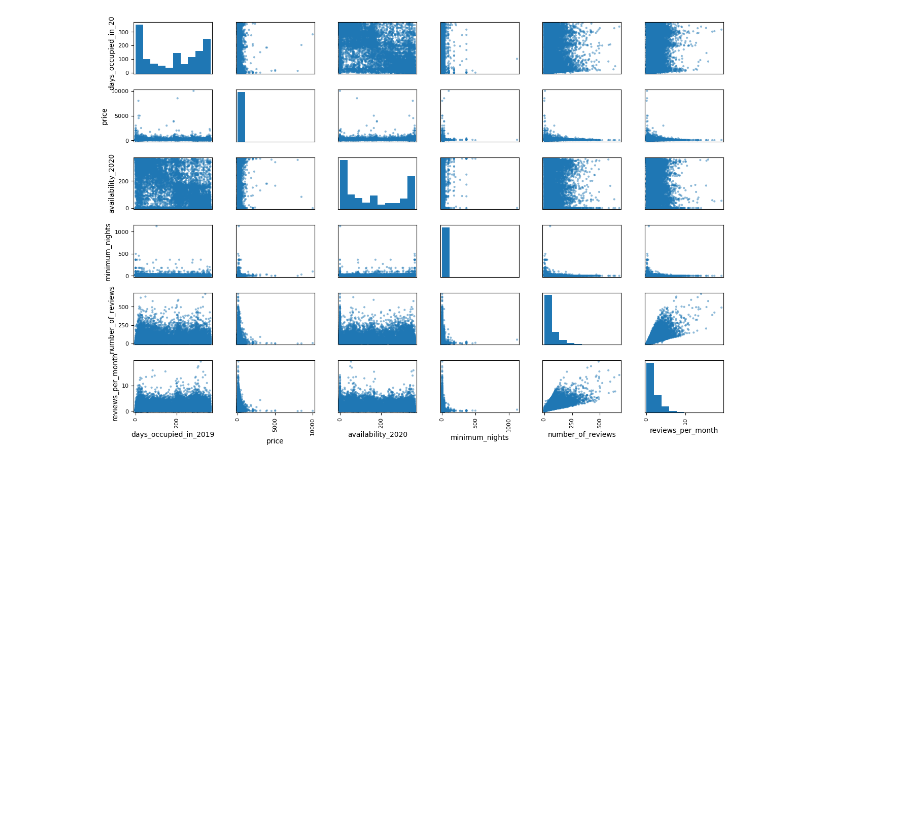
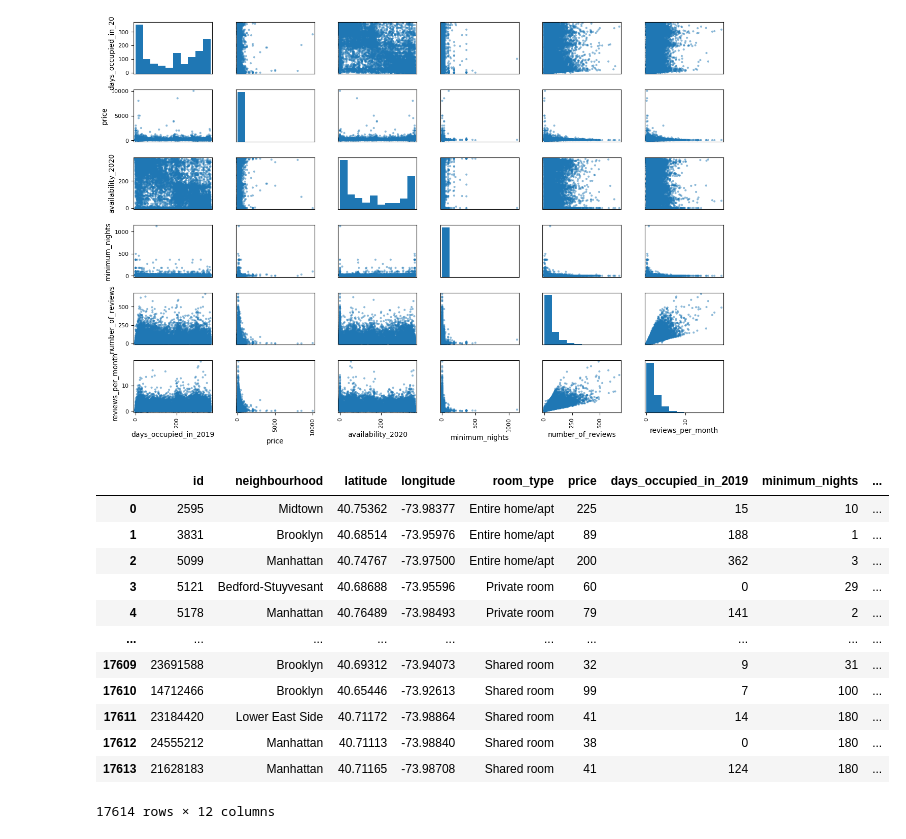
Before and after one commit to Lidorfel/NY_Realstate_Classifications_Prediction, a Jupyter notebook: ProjectEDA.ipynb, the cells around one changed output. Drawn from its saved outputs; the diff is of its cells as text; code cells hidden in the pictures; blank space fills up the shorter version.

```diff
--- a/ProjectEDA.ipynb
+++ b/ProjectEDA.ipynb
@@ -136,3 +146,21 @@ plt.subplots_adjust(wspace=0.3, hspace=0.3)
 plt.show()
 # %% [output]
 [figure]
+# %%
+new_df = df.drop(["F1","id","neighbourhood"], axis = 1)
+# correlation_matrix = df.corr()
+new_df
+# %% [output]
+|  | id | neighbourhood | latitude | longitude | room_type | price | days_occupied_in_2019 | minimum_nights | ... |
+| 0 | 2595 | Midtown | 40.75362 | -73.98377 | Entire home/apt | 225 | 15 | 10 | ... |
+| 1 | 3831 | Brooklyn | 40.68514 | -73.95976 | Entire home/apt | 89 | 188 | 1 | ... |
+| 2 | 5099 | Manhattan | 40.74767 | -73.97500 | Entire home/apt | 200 | 362 | 3 | ... |
+| 3 | 5121 | Bedford-Stuyvesant | 40.68688 | -73.95596 | Private room | 60 | 0 | 29 | ... |
+| 4 | 5178 | Manhattan | 40.76489 | -73.98493 | Private room | 79 | 141 | 2 | ... |
+| ... | ... | ... | ... | ... | ... | ... | ... | ... | ... |
+| 17609 | 23691588 | Brooklyn | 40.69312 | -73.94073 | Shared room | 32 | 9 | 31 | ... |
+| 17610 | 14712466 | Brooklyn | 40.65446 | -73.92613 | Shared room | 99 | 7 | 100 | ... |
+| 17611 | 23184420 | Lower East Side | 40.71172 | -73.98864 | Shared room | 41 | 14 | 180 | ... |
+| 17612 | 24555212 | Manhattan | 40.71113 | -73.98840 | Shared room | 38 | 0 | 180 | ... |
+| 17613 | 21628183 | Manhattan | 40.71165 | -73.98708 | Shared room | 41 | 124 | 180 | ... |
+17614 rows × 12 columns
```
Also changed, not shown: parts of 6 cells of this notebook.
